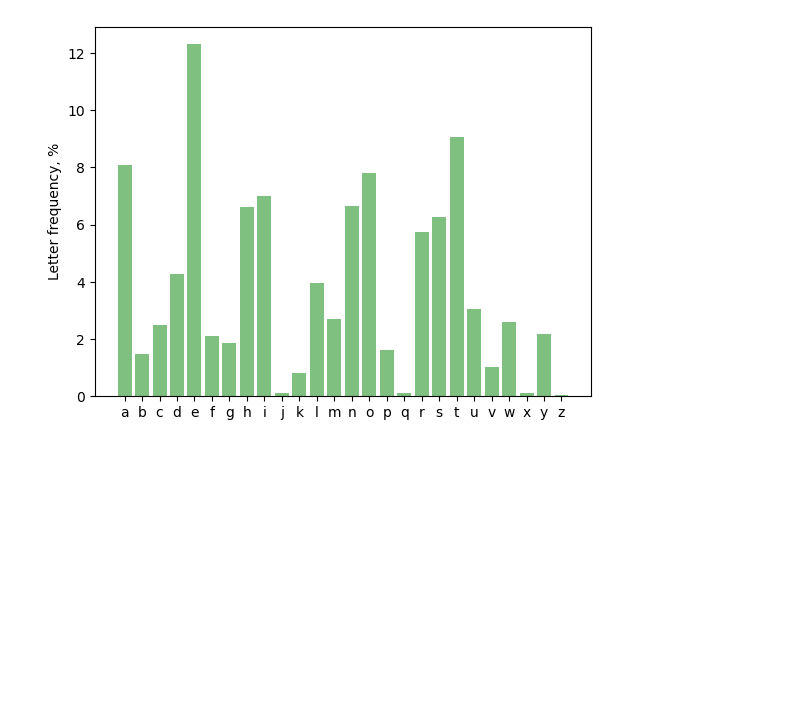
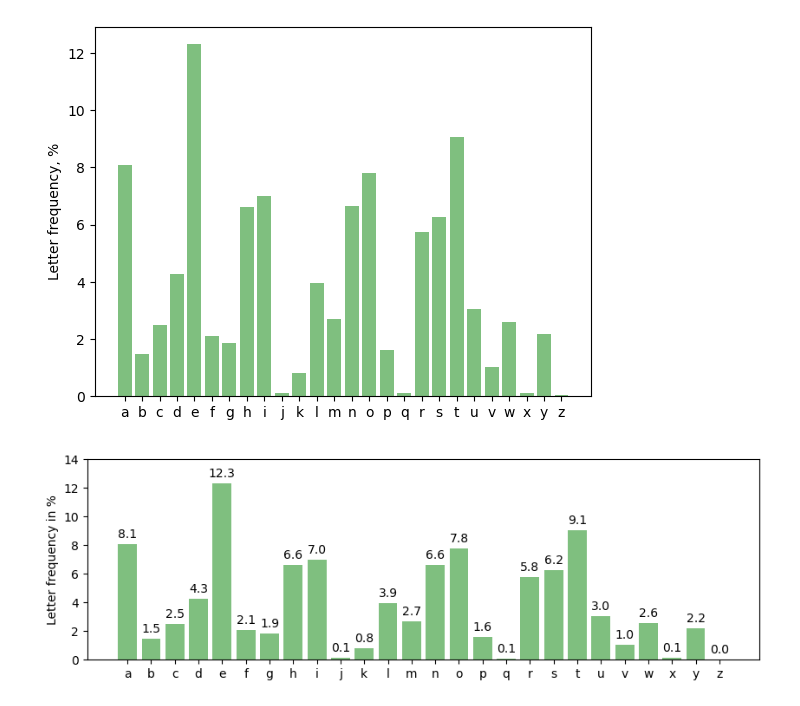
Before and after one commit to thomd/notes-on-cryptography, a Jupyter notebook: cryptography.ipynb, the cells around one changed output. Saved outputs shown, nothing was run; the diff lists cells and outputs as text; code cells hidden in the pictures; blank space fills up the shorter version.

```diff
--- a/cryptography.ipynb
+++ b/cryptography.ipynb
@@ -221,12 +221,22 @@ import matplotlib.pyplot as plt
 
 url = 'https://www.gutenberg.org/cache/epub/1661/pg1661.txt' # The Project Gutenberg eBook of The Adventures of Sherlock Holmes
 
-text = Counter([t for t in requests.get(url).text.lower() if t in string.ascii_lowercase])
-s = sum(text.values())
-letters = sorted(text)
-frequencies = [text[c] / s * 100 for c in letters]
+text = [t for t in requests.get(url).text.lower() if t in string.ascii_lowercase]
+counter = Counter(text)
+
+s = sum(counter.values())
+letters = sorted(counter)
+frequencies = [counter[c] / s * 100 for c in letters]
 # %%
 plt.ylabel('Letter frequency, %')
 plt.bar(letters, frequencies, width=0.8, color='g', alpha=0.5);
 # %% [output]
 [figure]
+# %%
+fig, ax = plt.subplots(figsize=(10, 3))
+bars = ax.bar(letters, frequencies, width=0.8, color='g', alpha=0.5)
+plt.ylabel('Letter frequency in %')
+plt.ylim(0, 14)
+ax.bar_label(bars, fmt='%.1f', padding=3);
+# %% [output]
+[figure, added]
```
